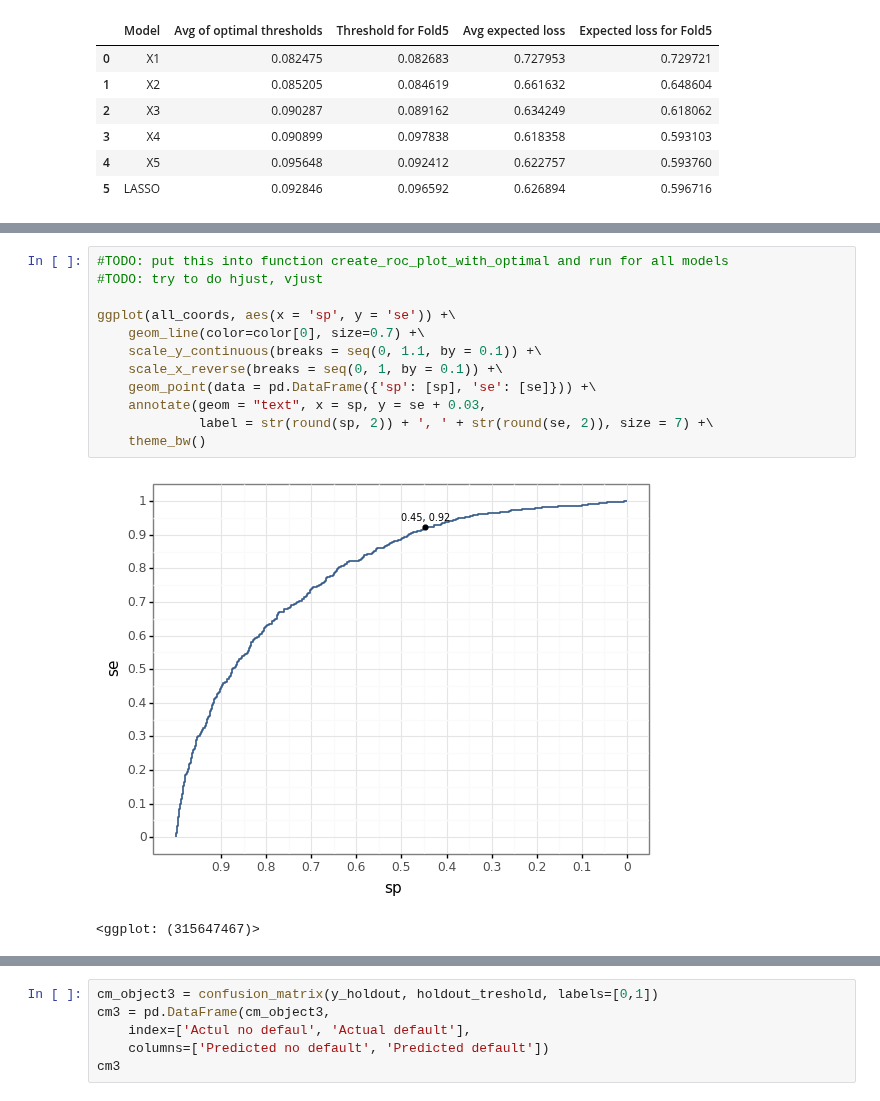
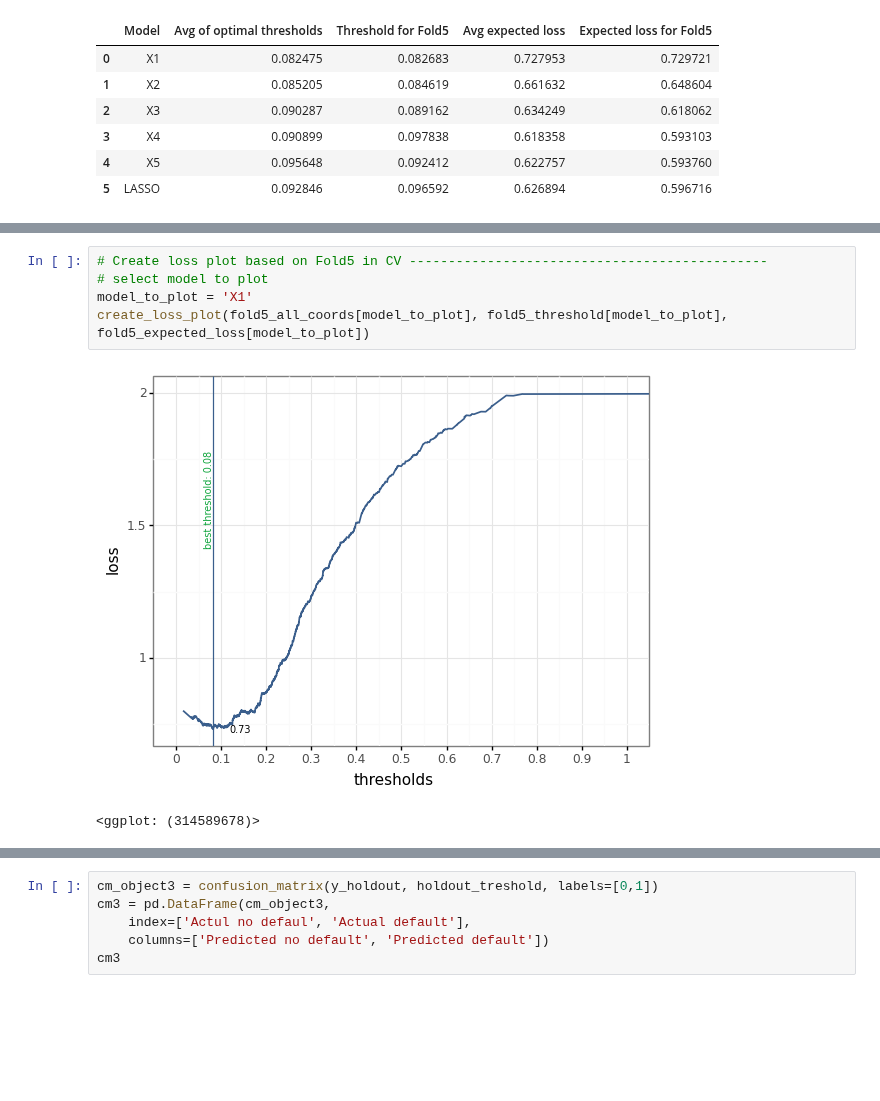
Before and after one commit to gabors-data-analysis/da_case_studies, a Jupyter notebook: ch17-predicting-firm-exit/ch17-predicting-firm-exit.ipynb, the cells around one changed output, grey strips where cells are left out. Drawn from its saved outputs; the diff is of its cells as text; blank space fills up the shorter version.

```diff
--- a/ch17-predicting-firm-exit/ch17-predicting-firm-exit.ipynb
+++ b/ch17-predicting-firm-exit/ch17-predicting-firm-exit.ipynb
@@ -793,15 +774,8 @@ ggplot(all_coords, aes(x = 'thresholds', y = 'loss')) + \
-# %%
-#TODO: put this into function create_roc_plot_with_optimal and run for all models
-#TODO: try to do hjust, vjust
-
-ggplot(all_coords, aes(x = 'sp', y = 'se')) +\
-    geom_line(color=color[0], size=0.7) +\
-    scale_y_continuous(breaks = seq(0, 1.1, by = 0.1)) +\
-    scale_x_reverse(breaks = seq(0, 1, by = 0.1)) +\
-    geom_point(data = pd.DataFrame({'sp': [sp], 'se': [se]})) +\
-    annotate(geom = "text", x = sp, y = se + 0.03,
-             label = str(round(sp, 2)) + ', ' + str(round(se, 2)), size = 7) +\
-    theme_bw()
-# %% [output]
-[figure, removed]
-<ggplot: (315647467)>
+# %%
+# Create loss plot based on Fold5 in CV ----------------------------------------------
+# select model to plot
+model_to_plot = 'X1'
+create_loss_plot(fold5_all_coords[model_to_plot], fold5_threshold[model_to_plot], fold5_expected_loss[model_to_plot])
+# %% [output]
+[figure, added]
+<ggplot: (314589678)>
```
Also changed, not shown: parts of 37 cells of this notebook.
